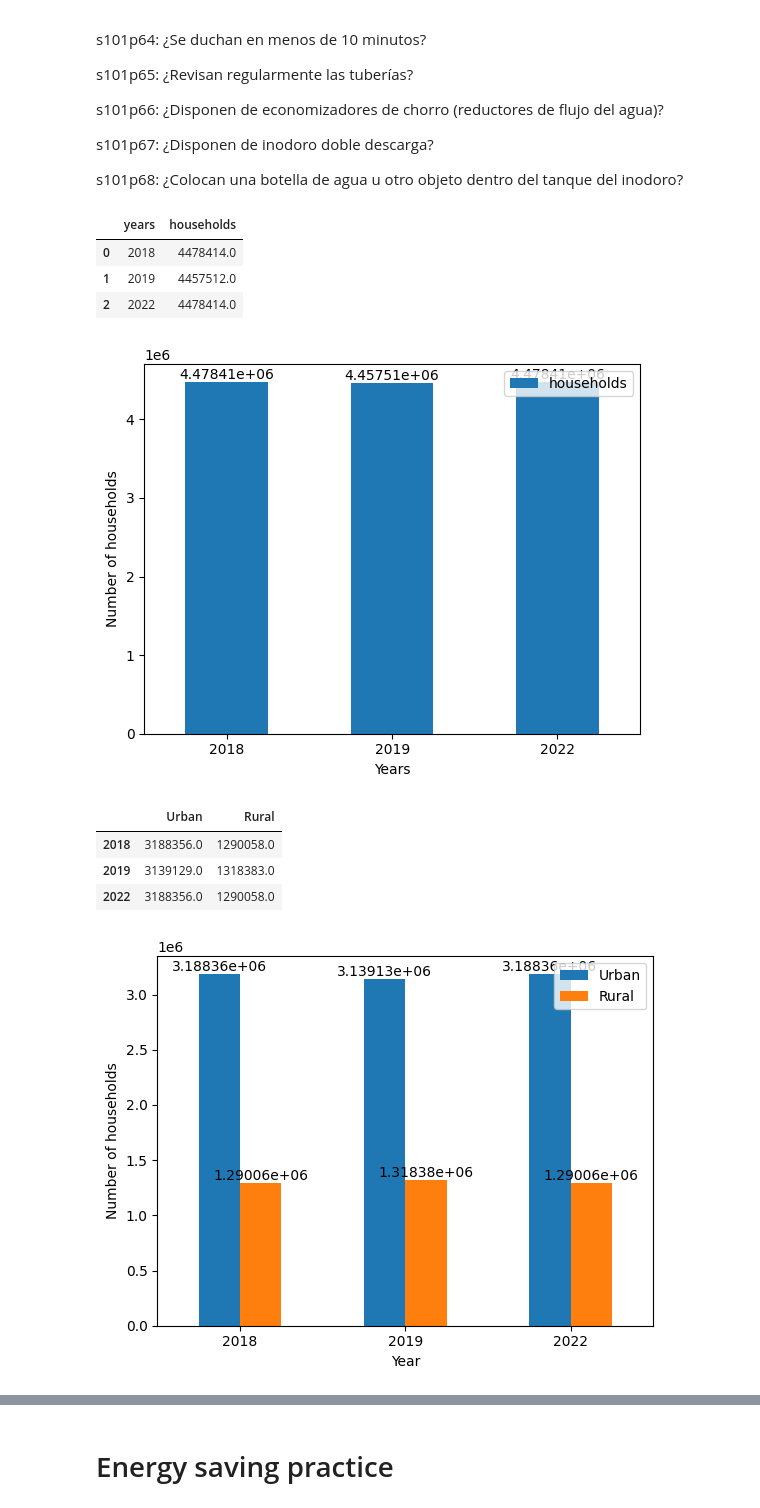
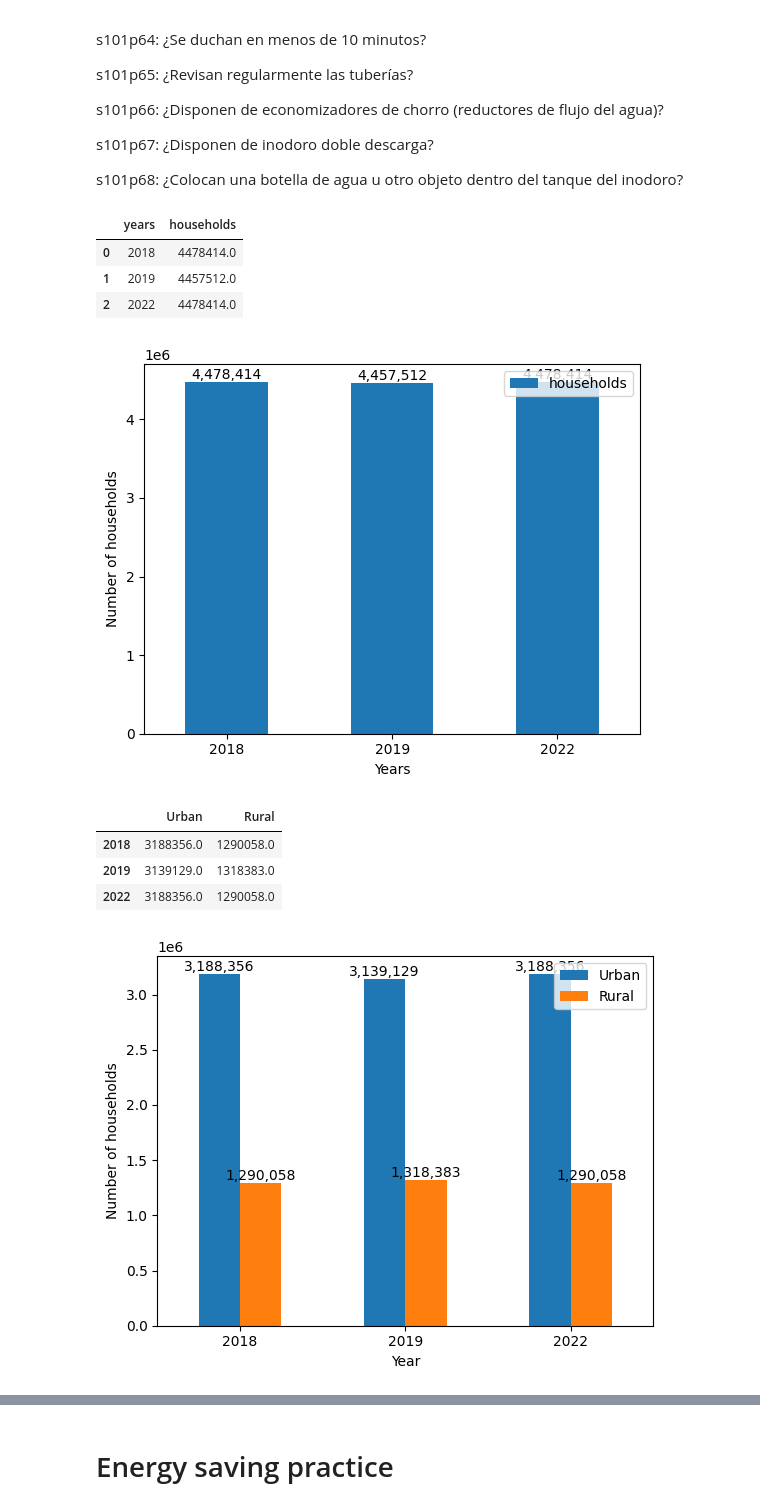
Before and after one commit to pedroaal/ambiental, a Jupyter notebook: main.ipynb, the cells around one changed output, grey strips where cells are left out. Saved outputs shown, nothing was run; the diff lists cells and outputs as text; code cells hidden in the pictures.

Commit message:
fix graph 1 and 2

```diff
--- a/main.ipynb
+++ b/main.ipynb
@@ -206,13 +206,12 @@ for year in years:
   db = dbs_2[year]
   for area in areas:
     db1 = db.loc[((db['s101p121'] == '1') | (db['s101p122'] == '1') | (db['s101p123'] == '1') | (db['s101p124'] == '1') | (db['s101p125'] == '1') | (db['s101p126'] == '1')) & (db['area'] == area)]
-    val = db1['fexp4'].sum().round(0)
-    res.append(val)
+    res.append(db1['fexp4'].sum().round(0))
 
 res = pd.DataFrame({'Urban': res[::2], 'Rural': res[1::2]}, index=years)
 ax = res.plot.bar(rot=0, ylabel='Number of households', xlabel='Year')
 for container in ax.containers:
-  ax.bar_label(container)
+  ax.bar_label(container, fmt='{:,.0f}')
 res
 # %% [output]
 |  | Urban | Rural |
@@ -295,5 +303,5 @@ for year in years:
 res = pd.DataFrame({'years':years, 'households':res})
 ax = res.plot.bar(x='years', y='households', rot=0, ylabel='Number of households', xlabel='Years')
 for container in ax.containers:
-  ax.bar_label(container)
+  ax.bar_label(container, fmt='{:,.0f}')
 res
@@ -300,21 +314,15 @@ res
 # %%
-res = {
-  2018: [],
-  2019: [],
-  2022: []
-}
+res = []
 
 for year in years:
   db = dbs[year]
   tmp = []
   for area in areas:
     db1 = db.loc[((db['s101p11'] == '1') | (db['s101p12a'] == '1') | (db['s101p12b'] == '1') | (db['s101p12c'] == '1') | (db['s101p12d'] == '1') | (db['s101p12e'] == '1')) & (db['area'] == area)]
-    tmp.append(db1['fexp4'].sum().round(0))
+    res.append(db1['fexp4'].sum().round(0))
 
-  res[year] = tmp
-
-res = pd.DataFrame(res, index=['Urban', 'Rural'])
-ax = res.plot.bar(rot=0)
+res = pd.DataFrame({'Urban': res[::2], 'Rural': res[1::2]}, index=years)
+ax = res.plot.bar(rot=0, ylabel='Number of households', xlabel='Year')
 for container in ax.containers:
-  ax.bar_label(container)
+  ax.bar_label(container, fmt='{:,.0f}')
 res
@@ -397,35 +420,35 @@ for year in years:
 res = pd.DataFrame({'years':years, 'households':res})
 ax = res.plot.bar(x='years', y='households', rot=0, ylabel='Number of households', xlabel='Years')
 for container in ax.containers:
-  ax.bar_label(container)
+  ax.bar_label(container, fmt='{:,.0f}')
 res
 # %% [output]
 |  | years | households |
 | 0 | 2018 | 4478414.0 |
 | 1 | 2019 | 4457512.0 |
 | 2 | 2022 | 4478414.0 |
-[figure, old version]
+[figure, new version]
 # %%
 res = []
 
 for year in years:
   db = dbs[year]
   tmp = []
   for area in areas:
     db1 = db.loc[((db['s101p61'] == '1') | (db['s101p62'] == '1') | (db['s101p63'] == '1') | (db['s101p64'] == '1') | (db['s101p65'] == '1') | (db['s101p66'] == '1') | (db['s101p67'] == '1') | (db['s101p68'] == '1')) & (db['area'] == area)]
     res.append(db1['fexp4'].sum().round(0))
 
 res = pd.DataFrame({'Urban': res[::2], 'Rural': res[1::2]}, index=years)
 ax = res.plot.bar(rot=0, ylabel='Number of households', xlabel='Year')
 for container in ax.containers:
-  ax.bar_label(container)
+  ax.bar_label(container, fmt='{:,.0f}')
 res
 # %% [output]
 |  | Urban | Rural |
 | 2018 | 3188356.0 | 1290058.0 |
 | 2019 | 3139129.0 | 1318383.0 |
 | 2022 | 3188356.0 | 1290058.0 |
-[figure, old version]
+[figure, new version]
 # %%
 res = {
   2018: [],
```
Also changed, not shown: parts of 10 cells of this notebook.
